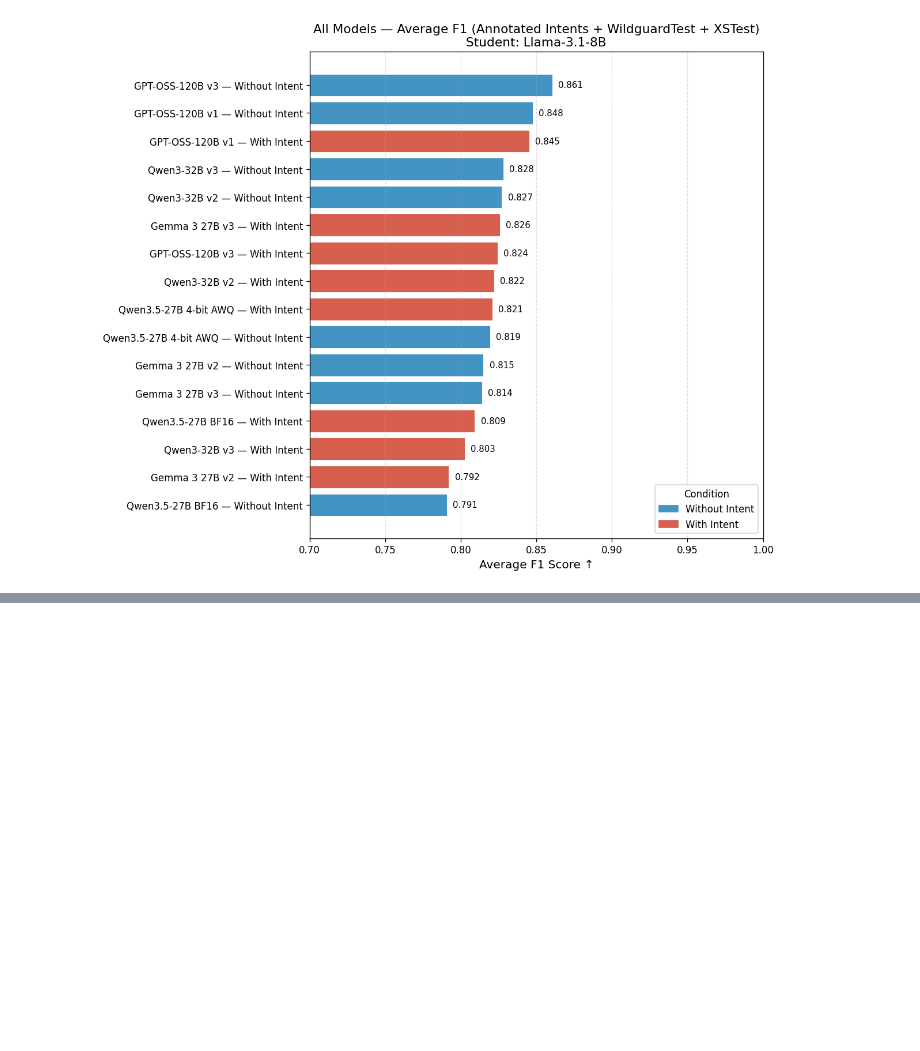
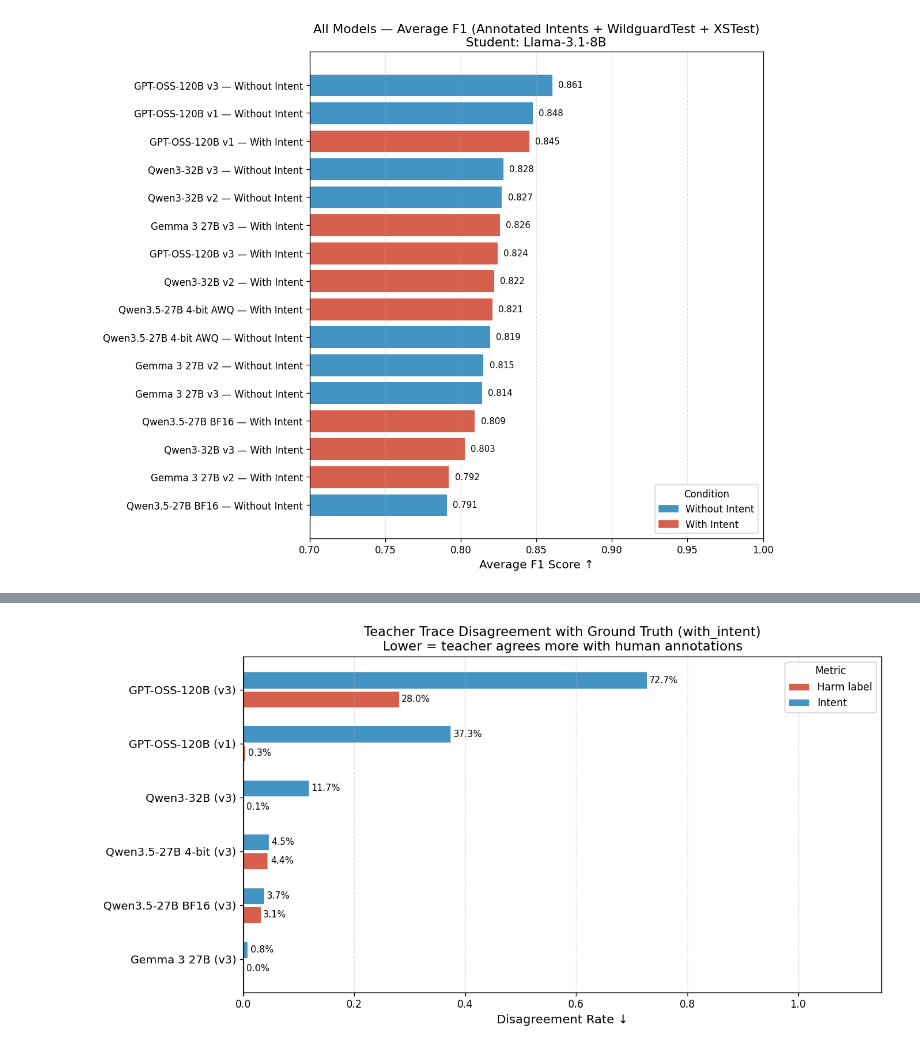
Before and after one commit to Jazhyc/aims-safety-classification, a Jupyter notebook: notebooks/distillation_teacher_sweep.ipynb, the cells around one changed output, grey strips where cells are left out. Saved outputs shown, nothing was run; the diff lists cells and outputs as text; code cells hidden in the pictures; blank space fills up the shorter version.

```diff
--- a/notebooks/distillation_teacher_sweep.ipynb
+++ b/notebooks/distillation_teacher_sweep.ipynb
@@ -268,0 +278,93 @@ plt.show()
+# %%
+import re
+
+TRACE_DIR_V3 = Path("../data/reasoning_traces_v3")
+TRACE_DIR_V1 = Path("../data/reasoning_traces")
+
+TRACE_MODELS = {
+    TRACE_DIR_V3 / "RedHatAI-gemma-3-27b-it-quantized.w4a16": "Gemma 3 27B (v3)",
+    TRACE_DIR_V3 / "RedHatAI-Qwen3-32B-quantized.w4a16":      "Qwen3-32B (v3)",
+    TRACE_DIR_V3 / "Qwen-Qwen3.5-27B":                        "Qwen3.5-27B BF16 (v3)",
+    TRACE_DIR_V3 / "cyankiwi-Qwen3.5-27B-AWQ-4bit":           "Qwen3.5-27B 4-bit (v3)",
+    TRACE_DIR_V3 / "openai-gpt-oss-120b":                     "GPT-OSS-120B (v3)",
+    TRACE_DIR_V1 / "openai-gpt-oss-120b":                     "GPT-OSS-120B (v1)",
+}
+
+
+def normalize(s: str) -> str:
+    return re.sub(r"[^a-z0-9]", "", (s or "").lower())
+
+def to_binary(label: str) -> str:
+    return "harmful" if "harmful" in (label or "").lower() else "unharmful"
+
+
+def compute_disagreements(trace_dir: Path) -> dict:
+    with open(trace_dir / "parsed_results.json") as f:
+        data = json.load(f)
+    wi = [d for d in data if d["condition"] == "with_intent"]
+
+    harm_diff, intent_diff, total = 0, 0, 0
+    for d in wi:
+        gt_harm   = normalize(to_binary(d["ground_truth"].get("prompt_harm_label", "")))
+        pred_harm = normalize(d["predicted"].get("prompt_harm") or "")
+        gt_intent   = normalize(d["ground_truth"].get("intent") or "")
+        pred_intent = normalize(d["predicted"].get("prompt_intent") or "")
+
+        harm_diff   += int(gt_harm != pred_harm)
+        intent_diff += int(gt_intent != pred_intent)
+        total += 1
+
+    return {
+        "n": total,
+        "Harm label":  harm_diff   / total if total else 0,
+        "Intent":      intent_diff / total if total else 0,
+    }
+
+
+rows = []
+for path, label in TRACE_MODELS.items():
+    if not (path / "parsed_results.json").exists():
+        print(f"MISSING: {path}")
+        continue
+    r = compute_disagreements(path)
+    rows.append({"model": label, **r})
+
+df_disagree = pd.DataFrame(rows)
+df_disagree["avg"] = df_disagree[["Harm label", "Intent"]].mean(axis=1)
+df_disagree = df_disagree.sort_values("avg").reset_index(drop=True)
+
+# ── Plot ─────────────────────────────────────────────────────────────────────
+METRIC_COLORS = {"Harm label": "#d6604d", "Intent": "#4393c3"}
+metrics = ["Harm label", "Intent"]
+bar_w = 0.35
+x = np.arange(len(df_disagree))
+
+fig, ax = plt.subplots(figsize=(11, len(df_disagree) * 0.8 + 1))
+for i, metric in enumerate(metrics):
+    vals   = df_disagree[metric].values
+    offset = (i - 0.5) * bar_w
+    bars = ax.barh(x + offset, vals, bar_w * 0.88,
+                   label=metric, color=METRIC_COLORS[metric],
+                   edgecolor="white", linewidth=0.5)
+    for bar, v in zip(bars, vals):
+        ax.text(bar.get_width() + 0.005, bar.get_y() + bar.get_height() / 2,
+                f"{v:.1%}", va="center", fontsize=9)
+
+ax.set_yticks(x)
+ax.set_yticklabels(df_disagree["model"], fontsize=11)
+ax.set_xlabel("Disagreement Rate ↓", fontsize=12)
+ax.set_title("Teacher Trace Disagreement with Ground Truth (with_intent)\nLower = teacher agrees more with human annotations",
+             fontsize=13)
+ax.set_xlim(0, 1.15)
+ax.legend(title="Metric", fontsize=10, title_fontsize=10)
+ax.grid(axis="x", linestyle="--", alpha=0.4)
+plt.tight_layout()
+fig.savefig(FIGS_DIR / "trace_disagreement.pdf", bbox_inches="tight")
+plt.show()
+
+df_disagree[["model", "n", "Harm label", "Intent"]].assign(
+    **{"Harm label": df_disagree["Harm label"].map("{:.1%}".format),
+       "Intent":     df_disagree["Intent"].map("{:.1%}".format)}
+)
+# %% [output]
+[figure, added]
```
Also changed, not shown: parts of 2 cells of this notebook, 1 other file.
